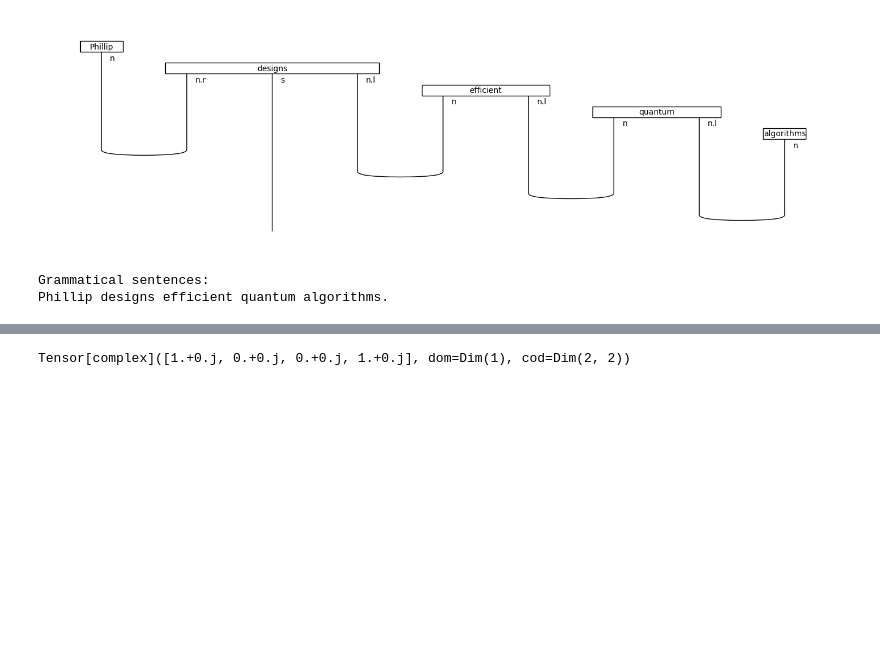
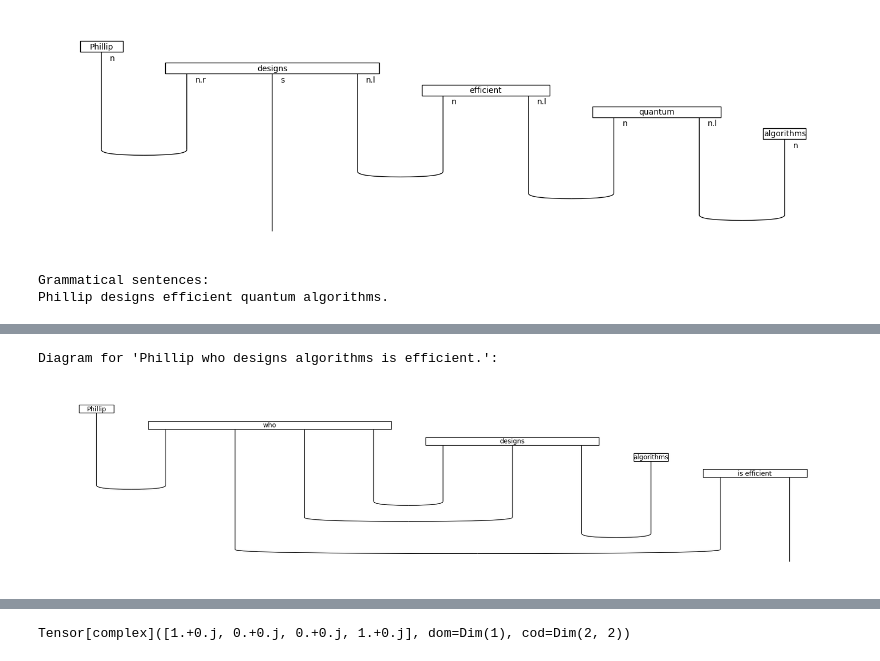
Before and after one commit to truppelli/Quantum_NLP, a Jupyter notebook: Quantum_NLP.ipynb, the cells around one changed output, grey strips where cells are left out. Cells and saved outputs as stored; diff of their text form; code cells hidden in the pictures; blank space fills up the shorter version.

```diff
--- a/Quantum_NLP.ipynb
+++ b/Quantum_NLP.ipynb
@@ -60,3 +90,20 @@ print("Grammatical sentences:\n{}".format('\n'.join(sentences)))
 # %% [output]
 Grammatical sentences:
 Phillip designs efficient quantum algorithms.
+# %%
+# Next, we will create another example with a different sentence structure.
+# If we rearrange the above sentence and make the adjective efficient apply to Phillip instead of algorithms, while reducing the total adjectives to just efficient, we can write:
+# "Phillip who designs algorithms is efficient."
+from discopy.grammar.pregroup import Ty, Id, Word, Cup, Diagram
+
+n, s = Ty('n'), Ty('s')
+
+Phillip = Word("Phillip", n)
+who = Word("who", n.r @ n @ s.l @ n)
+designs = Word("designs", n.r @ s @ n.l)
+algorithms = Word("algorithms", n)
+is_efficient = Word("is efficient", n.r @ s)
+
+print("Vocabulary:\n{}".format('\n'.join(map(repr, [Phillip, who, designs, algorithms, is_efficient]))))
+
+vocab = [Phillip, who, designs, algorithms, is_efficient]
@@ -62,0 +117,19 @@ Phillip designs efficient quantum algorithms.
+# %%
+from time import time
+from discopy.grammar.pregroup import brute_force
+
+gen, n_sentences = brute_force(*vocab), 10
+sentences, parsing = list(), dict()
+
+print("Brute force search for grammatical sentences:")
+
+start = time()
+for i in range(n_sentences):
+    diagram = next(gen)
+    sentence = ' '.join(str(w)
+        for w in diagram.boxes if isinstance(w, Word)) + '.'
+    sentences.append(sentence)
+    parsing.update({sentence: diagram})
+    print(sentence)
+
+print("\n{:.2f} seconds to generate {} sentences.".format(time() - start, n_sentences))
@@ -62,0 +150,7 @@ Phillip designs efficient quantum algorithms.
+# %%
+from discopy.drawing import draw
+print("Diagram for 'Phillip who designs algorithms is efficient.':")
+draw(parsing['Phillip who designs algorithms is efficient.'], draw_type_labels=False, figsize=(17, 4))
+# %% [output]
+Diagram for 'Phillip who designs algorithms is efficient.':
+[figure, added]
```
Also changed, not shown: parts of 8 cells of this notebook.
